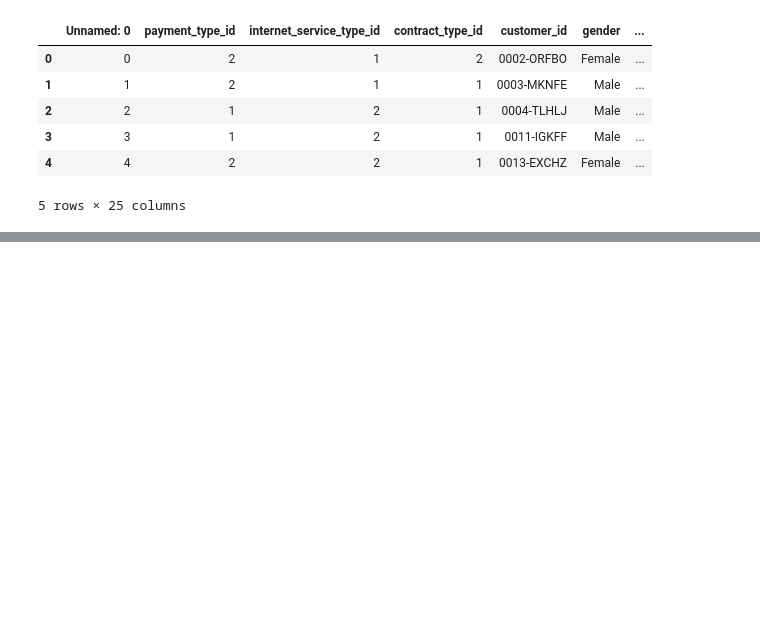
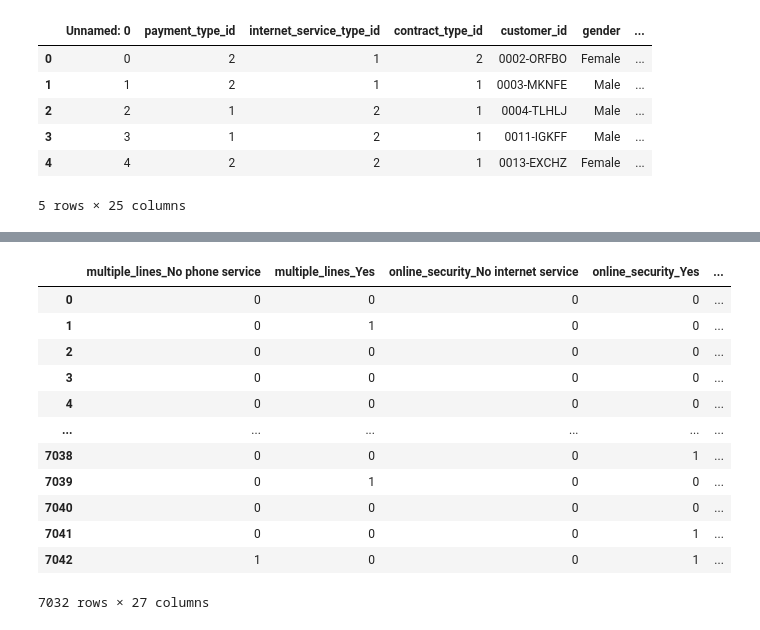
Before and after one commit to javahava1222/classification-exercises, a Jupyter notebook: classification_exercises.ipynb, the cells around one changed output, grey strips where cells are left out. Cells and saved outputs as stored; diff of their text form; code cells hidden in the pictures; blank space fills up the shorter version.

```diff
--- a/classification_exercises.ipynb
+++ b/classification_exercises.ipynb
@@ -493,3 +493,7 @@ telco.head()
 | 3 | 3 | 1 | 2 | 1 | 0011-IGKFF | Male | ... |
 | 4 | 4 | 2 | 2 | 1 | 0013-EXCHZ | Female | ... |
 5 rows × 25 columns
+# %%
+# Drop any unnecessary, unhelpful, or duplicated columns.
+# Dropping foreign keys
+telco.drop(columns =['customer_id', 'contract_type_id', 'internet_service_type_id', 'payment_type_id', 'Unnamed: 0'], inplace =True)
@@ -495,0 +520,7 @@ telco.head()
+# %%
+ #Total charges have white spaces, whch indicates 0 tenure;  drop those who has 0 tenure
+telco['total_charges'] = telco['total_charges'].str.strip()
+telco = telco[telco.total_charges != '']
+# %%
+#change the total charges datatype from object to float
+telco['total_charges'] = telco.total_charges.astype(float)
@@ -503,0 +568,32 @@ telco.head()
+# %%
+dummy_df = pd.get_dummies(telco[['multiple_lines',
+                              'online_security',
+                              'online_backup',
+                              'device_protection',
+                              'tech_support',
+                              'streaming_tv',
+                              'streaming_movies',
+                              'contract_type',
+                              'internet_service_type',
+                              'payment_type',
+                              'gender',
+                              'partner',
+                              'dependents',
+                              'phone_service',
+                              'paperless_billing',
+                              'churn']], dummy_na=False, drop_first=True)
+dummy_df
+# %% [output]
+|  | multiple_lines_No phone service | multiple_lines_Yes | online_security_No internet service | online_security_Yes | ... |
+| 0 | 0 | 0 | 0 | 0 | ... |
+| 1 | 0 | 1 | 0 | 0 | ... |
+| 2 | 0 | 0 | 0 | 0 | ... |
+| 3 | 0 | 0 | 0 | 0 | ... |
+| 4 | 0 | 0 | 0 | 0 | ... |
+| ... | ... | ... | ... | ... | ... |
+| 7038 | 0 | 0 | 0 | 1 | ... |
+| 7039 | 0 | 1 | 0 | 0 | ... |
+| 7040 | 0 | 0 | 0 | 0 | ... |
+| 7041 | 0 | 0 | 0 | 1 | ... |
+| 7042 | 1 | 0 | 0 | 1 | ... |
+7032 rows × 27 columns
```
Also changed, not shown: parts of 5 cells of this notebook, 2 other files.
